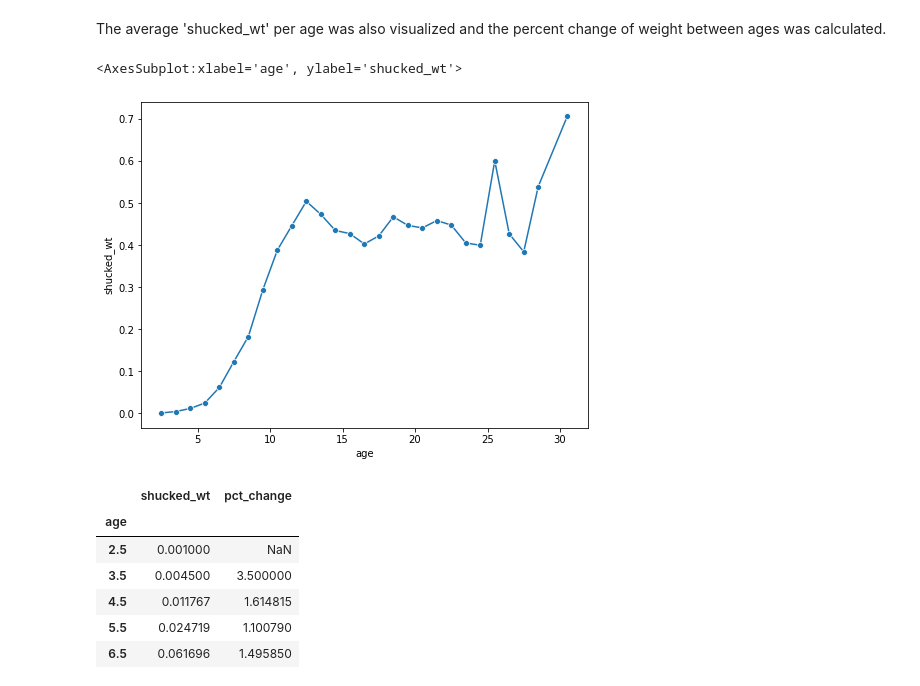
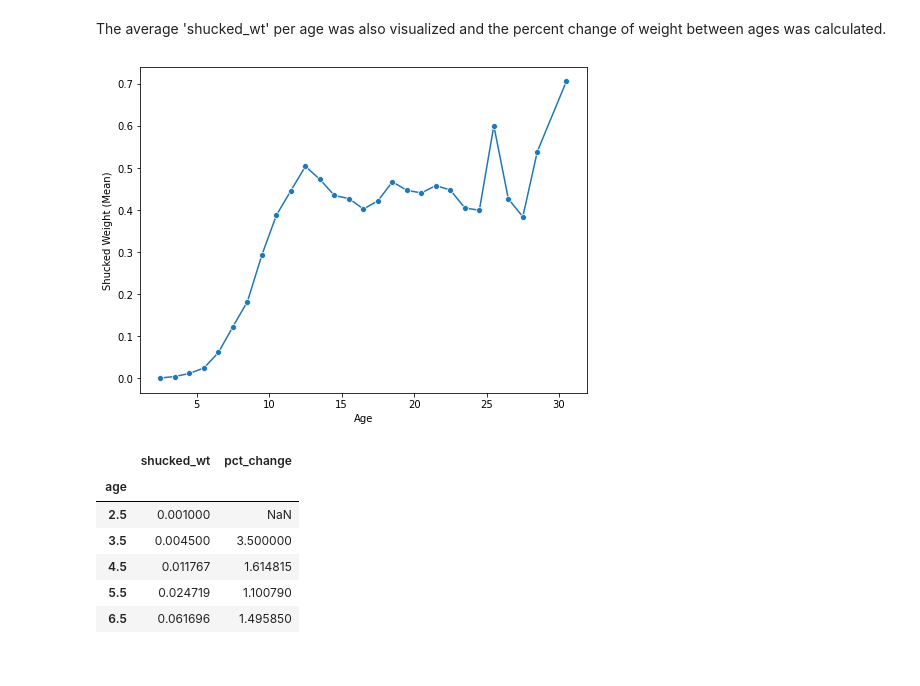
Before and after one commit to emdomingo/abalone, a Jupyter notebook: abalone.ipynb, the cells around one changed output. Saved outputs shown, nothing was run; the diff lists cells and outputs as text; code cells hidden in the pictures.

Commit message:
Add new graphs and Edit styling

```diff
--- a/abalone.ipynb
+++ b/abalone.ipynb
@@ -95,9 +122,10 @@ df_age_meat = df.groupby('age')['shucked_wt'].mean().to_frame()
 # %%
 plt.figure(figsize=(8,6))
 sns.lineplot(data=df_age_meat, x=df_age_meat.index, y='shucked_wt', marker='o')
+plt.xlabel('Age')
+plt.ylabel('Shucked Weight (Mean)');
 # %% [output]
-<AxesSubplot:xlabel='age', ylabel='shucked_wt'>
-[figure, old version]
+[figure, new version]
 # %%
 df_age_meat['pct_change'] = df_age_meat.pct_change()
 df_age_meat.head(15)
```
Also changed, not shown: parts of 6 cells of this notebook.
